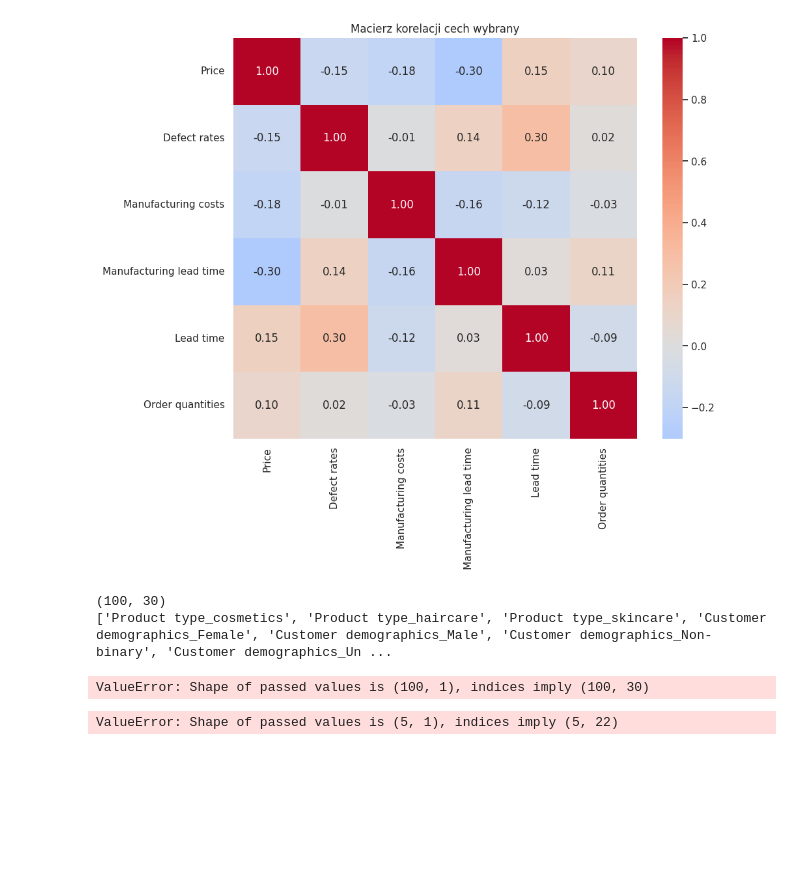
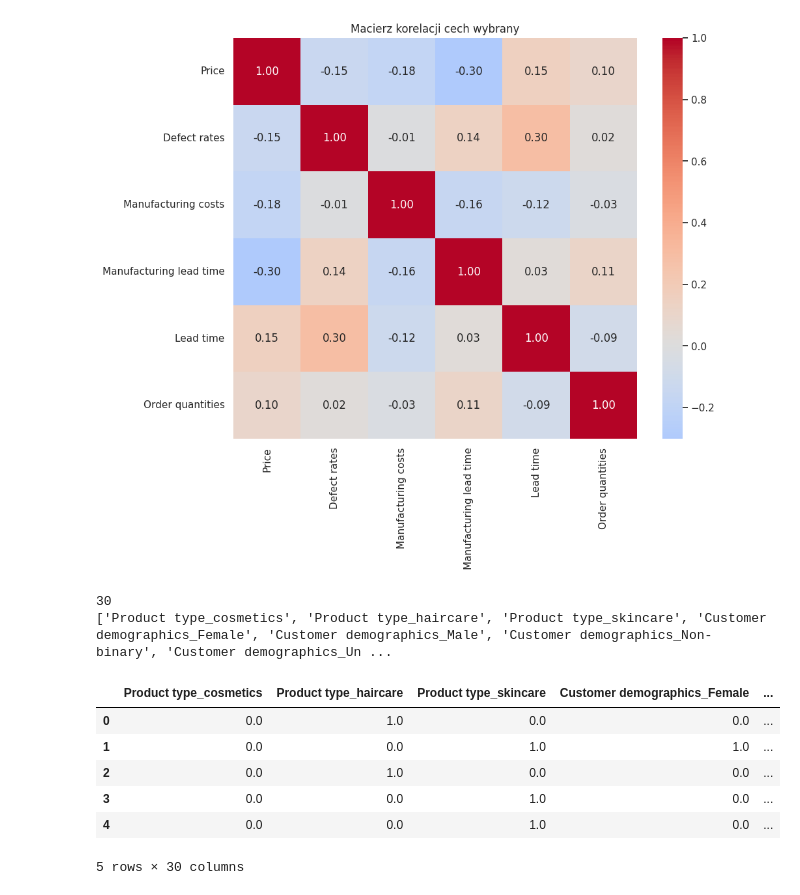
Before and after one commit to Wikar235/knime_forecast, a Jupyter notebook: notebooks/analysis.ipynb, the cells around one changed output. Cells and saved outputs as stored; diff of their text form; code cells hidden in the pictures; blank space fills up the shorter version.

```diff
--- a/notebooks/analysis.ipynb
+++ b/notebooks/analysis.ipynb
@@ -93,30 +95,29 @@ plt.show()
 # %%
 from sklearn.compose import ColumnTransformer
 from sklearn.preprocessing import OneHotEncoder
-# %%
-encoder = OneHotEncoder(handle_unknown='ignore')
-categorical_columns = df.select_dtypes(include=['object', 'string'])
-x_categorical = categorical_columns.drop('SKU', axis=1)
-x_categorical.columns
-
-x_encoded = encoder.fit_transform(x_categorical)
-
-cat_column_names = [f'{col}_{cat}' for i, col in enumerate(x_categorical.columns) for cat in encoder.categories_[i]]
-print(x_encoded.shape)
-print(cat_column_names)
-
-one_hot_features = pd.DataFrame(x_encoded, columns=cat_column_names)
-print(one_hot_features)
-# %% [output]
-(100, 30)
-['Product type_cosmetics', 'Product type_haircare', 'Product type_skincare', 'Customer demographics_Female', 'Customer demographics_Male', 'Customer demographics_Non-binary', 'Customer demographics_Un ...
-ValueError: Shape of passed values is (100, 1), indices imply (100, 30)
-# %%
-one_hot_features = pd.DataFrame(x_encoded, columns=cat_column_names)
-print(one_hot_features.shape)
-print(one_hot_features)
-ohe_df = pd.concat([df_price_feature, one_hot_features], axis=1)
-ohe_df.head()
-# %% [output]
-ValueError: Shape of passed values is (5, 1), indices imply (5, 22)
+# %%
+encoder = OneHotEncoder(handle_unknown='ignore')
+categorical_columns = df.select_dtypes(include=['object', 'string'])
+x_categorical = categorical_columns.drop('SKU', axis=1)
+x_categorical.columns
+
+x_encoded = encoder.fit_transform(x_categorical)
+
+cat_column_names = [f'{col}_{cat}' for i, col in enumerate(x_categorical.columns) for cat in encoder.categories_[i]]
+print(len(cat_column_names))
+print(cat_column_names)
+# %% [output]
+30
+['Product type_cosmetics', 'Product type_haircare', 'Product type_skincare', 'Customer demographics_Female', 'Customer demographics_Male', 'Customer demographics_Non-binary', 'Customer demographics_Un ...
+# %%
+one_hot_features = pd.DataFrame(x_encoded.toarray(), columns=cat_column_names)
+one_hot_features.head()
+# %% [output]
+|  | Product type_cosmetics | Product type_haircare | Product type_skincare | Customer demographics_Female | ... |
+| 0 | 0.0 | 1.0 | 0.0 | 0.0 | ... |
+| 1 | 0.0 | 0.0 | 1.0 | 1.0 | ... |
+| 2 | 0.0 | 1.0 | 0.0 | 0.0 | ... |
+| 3 | 0.0 | 0.0 | 1.0 | 0.0 | ... |
+| 4 | 0.0 | 0.0 | 1.0 | 0.0 | ... |
+5 rows × 30 columns
 # %%
```
Also changed, not shown: parts of 13 cells of this notebook.
